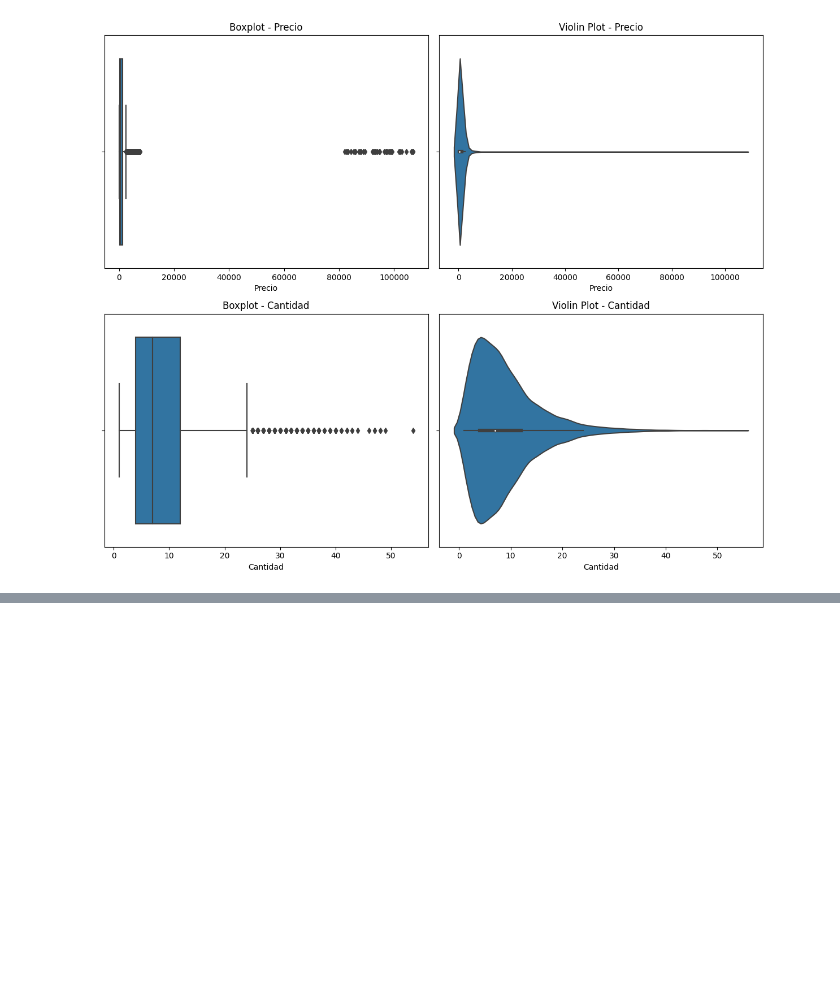
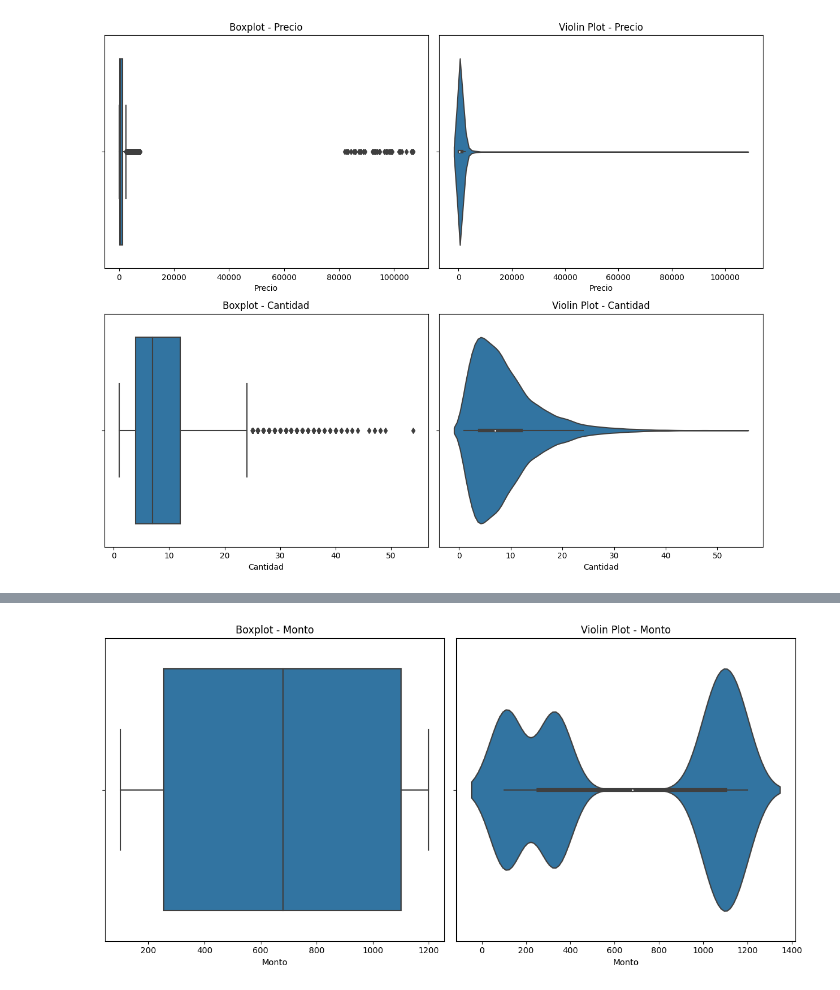
Before and after one commit to diegomaneyro/Dashboards, a Jupyter notebook: scripts/eda.ipynb, the cells around one changed output, grey strips where cells are left out. Saved outputs shown, nothing was run; the diff lists cells and outputs as text; code cells hidden in the pictures; blank space fills up the shorter version.

```diff
--- a/scripts/eda.ipynb
+++ b/scripts/eda.ipynb
@@ -189,0 +298,20 @@ plt.show()
+# %%
+import matplotlib.pyplot as plt
+import seaborn as sns
+
+# Crear subgráficas para 'Monto'
+fig, axes = plt.subplots(nrows=1, ncols=2, figsize=(12, 6))
+
+# Gráfico de caja para 'Monto'
+sns.boxplot(x=gasto['Monto'], ax=axes[0])
+axes[0].set_title('Boxplot - Monto')
+
+# Diagrama de violín para 'Monto'
+sns.violinplot(x=gasto['Monto'], ax=axes[1])
+axes[1].set_title('Violin Plot - Monto')
+
+# Ajustar diseño y mostrar gráficos
+plt.tight_layout()
+plt.show()
+# %% [output]
+[figure, added]
```
Also changed, not shown: parts of 12 cells of this notebook.
